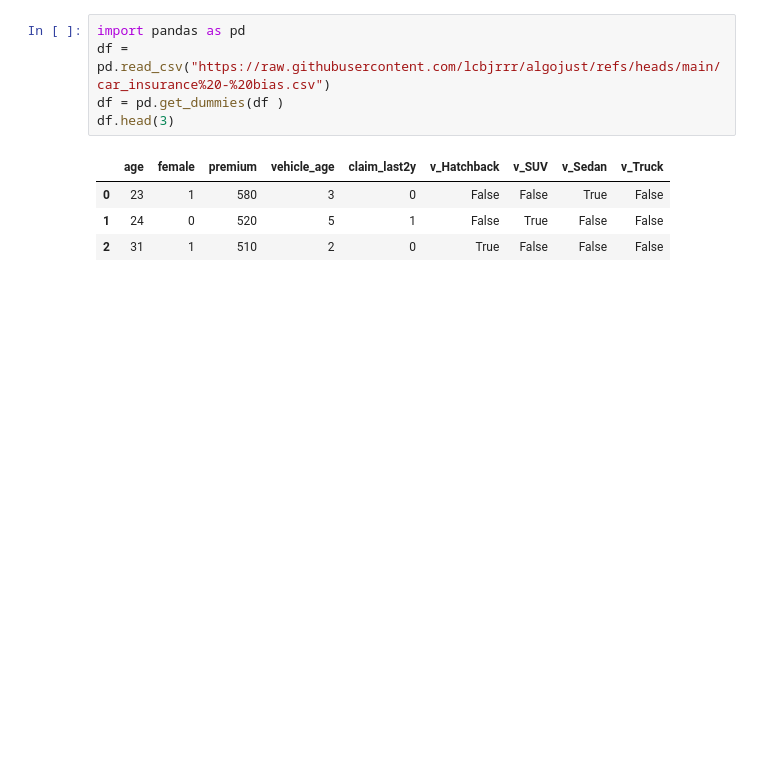
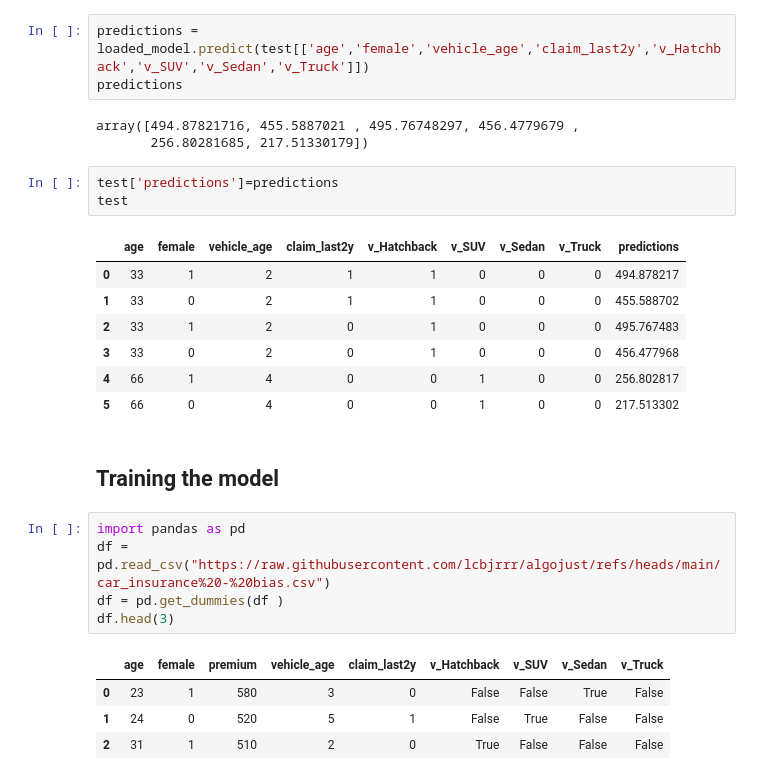
Before and after one commit to lcbjrrr/algojust, a Jupyter notebook: NB04_hist_algo.ipynb, the cells around one changed output. Cells and saved outputs as stored; diff of their text form; blank space fills up the shorter version.

```diff
--- a/NB04_hist_algo.ipynb
+++ b/NB04_hist_algo.ipynb
@@ -8,3 +54,22 @@ Omitted variable bias: Occurs when important variables are left out of a model o
+# %%
+predictions = loaded_model.predict(test[['age','female','vehicle_age','claim_last2y','v_Hatchback','v_SUV','v_Sedan','v_Truck']])
+predictions
+# %% [output]
+array([494.87821716, 455.5887021 , 495.76748297, 456.4779679 ,
+       256.80281685, 217.51330179])
+# %%
+test['predictions']=predictions
+test
+# %% [output]
+|  | age | female | vehicle_age | claim_last2y | v_Hatchback | v_SUV | v_Sedan | v_Truck | predictions |
+| 0 | 33 | 1 | 2 | 1 | 1 | 0 | 0 | 0 | 494.878217 |
+| 1 | 33 | 0 | 2 | 1 | 1 | 0 | 0 | 0 | 455.588702 |
+| 2 | 33 | 1 | 2 | 0 | 1 | 0 | 0 | 0 | 495.767483 |
+| 3 | 33 | 0 | 2 | 0 | 1 | 0 | 0 | 0 | 456.477968 |
+| 4 | 66 | 1 | 4 | 0 | 0 | 1 | 0 | 0 | 256.802817 |
+| 5 | 66 | 0 | 4 | 0 | 0 | 1 | 0 | 0 | 217.513302 |
+# %% [markdown]
+## Training the model
 # %%
 import pandas as pd
 df = pd.read_csv("https://raw.githubusercontent.com/lcbjrrr/algojust/refs/heads/main/car_insurance%20-%20bias.csv")
```
Also changed, not shown: parts of 15 cells of this notebook.
